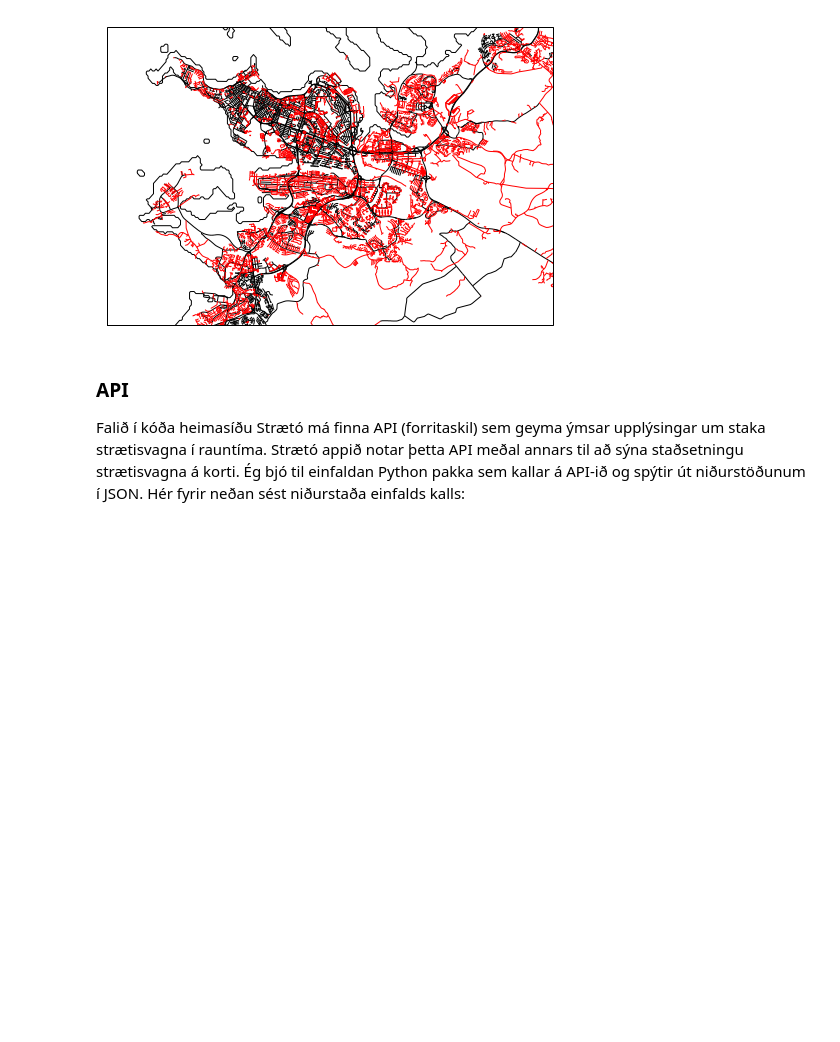
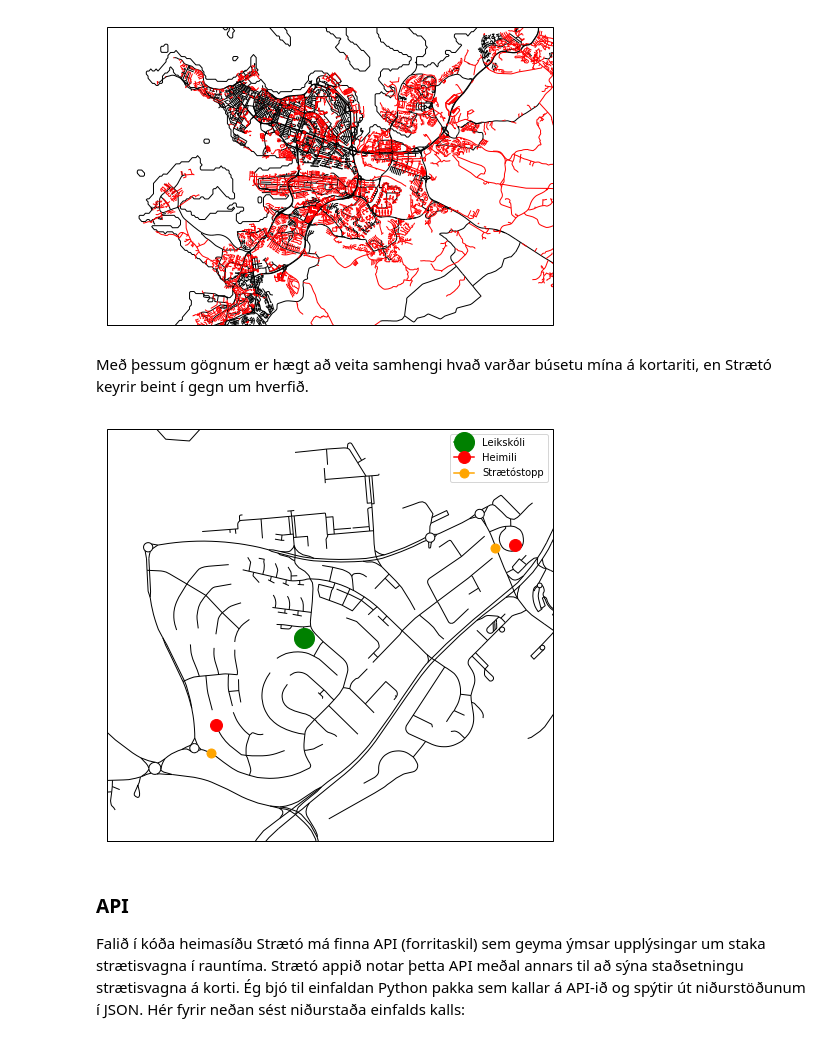
Before and after one commit to ArniDagur/straeto-notebook, a Jupyter notebook: straeto-notebook.ipynb, the cells around one changed output. Cells and saved outputs as stored; diff of their text form; code cells hidden in the pictures; blank space fills up the shorter version.

```diff
--- a/straeto-notebook.ipynb
+++ b/straeto-notebook.ipynb
@@ -65,14 +65,21 @@ ax = straeto.add_shapefile(ax, 'osm-data/output/no_extracted_roads.shp', edgecol
 plt.show()
 # %% [output]
 [figure]
+# %% [markdown]
+Með þessum gögnum er hægt að veita samhengi hvað varðar búsetu mína á kortariti, en Strætó keyrir beint í gegn um hverfið.
 # %%
+import cartopy.crs as ccrs
 fig, ax = straeto.get_map(region=[[[-21.925687, -21.957609, 64.082863, 64.095775], 1]], res='f')
 
 ax = straeto.add_shapefile(ax, 'osm-data/output/extracted_roads.shp')
 ax = straeto.add_shapefile(ax, 'osm-data/output/no_extracted_roads.shp')
+ax.plot(-21.943490, 64.089231, marker='o', color='green', markersize=20,
+        label='Leikskóli', transform=ccrs.Geodetic())
 ax = straeto.plot_homes_and_stops(ax)
 
 plt.show()
+# %% [output]
+[figure, added]
 # %% [markdown]
 ### API
 Falið í kóða heimasíðu Strætó má finna API (forritaskil) sem geyma ýmsar upplýsingar um staka strætisvagna í rauntíma. Strætó appið notar þetta API meðal annars til að sýna staðsetningu strætisvagna á korti. Ég bjó til einfaldan Python pakka sem kallar á API-ið og spýtir út niðurstöðunum í JSON. Hér fyrir neðan sést niðurstaða einfalds kalls:
```
Also changed, not shown: parts of 5 cells of this notebook.
